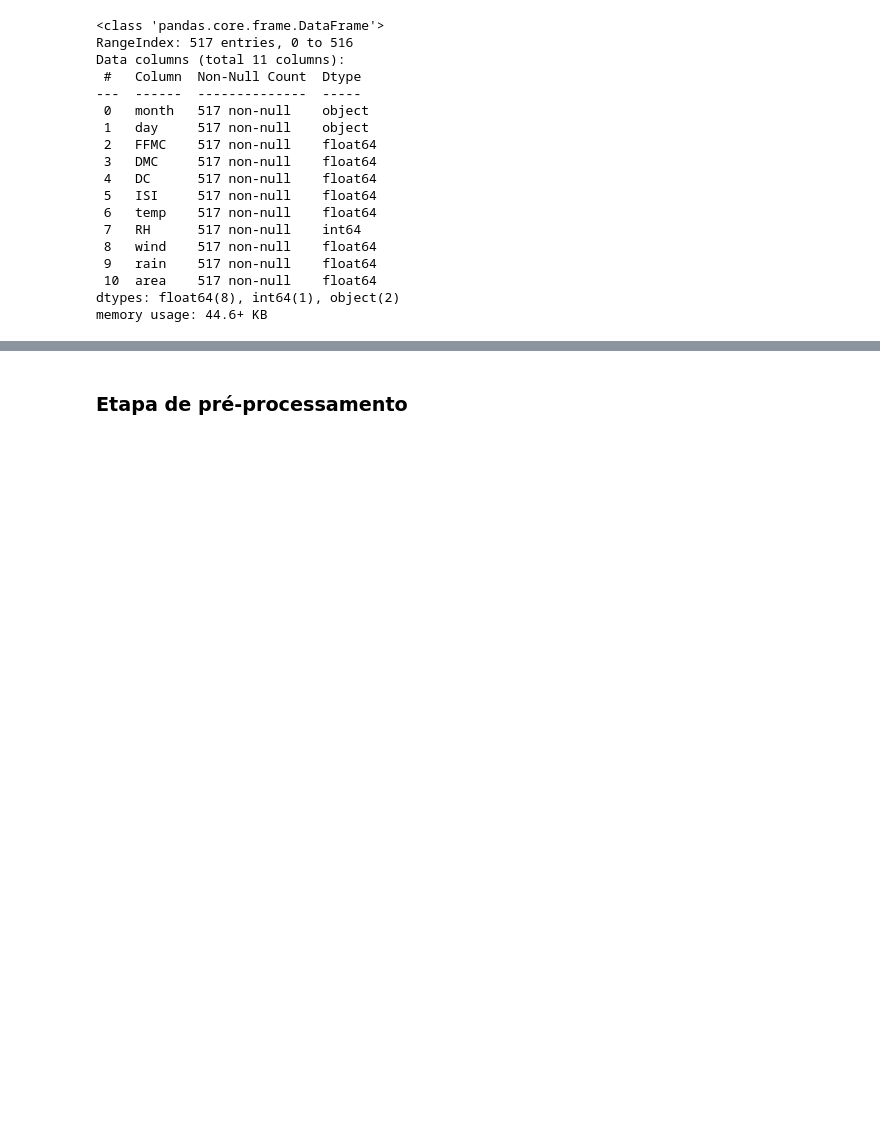
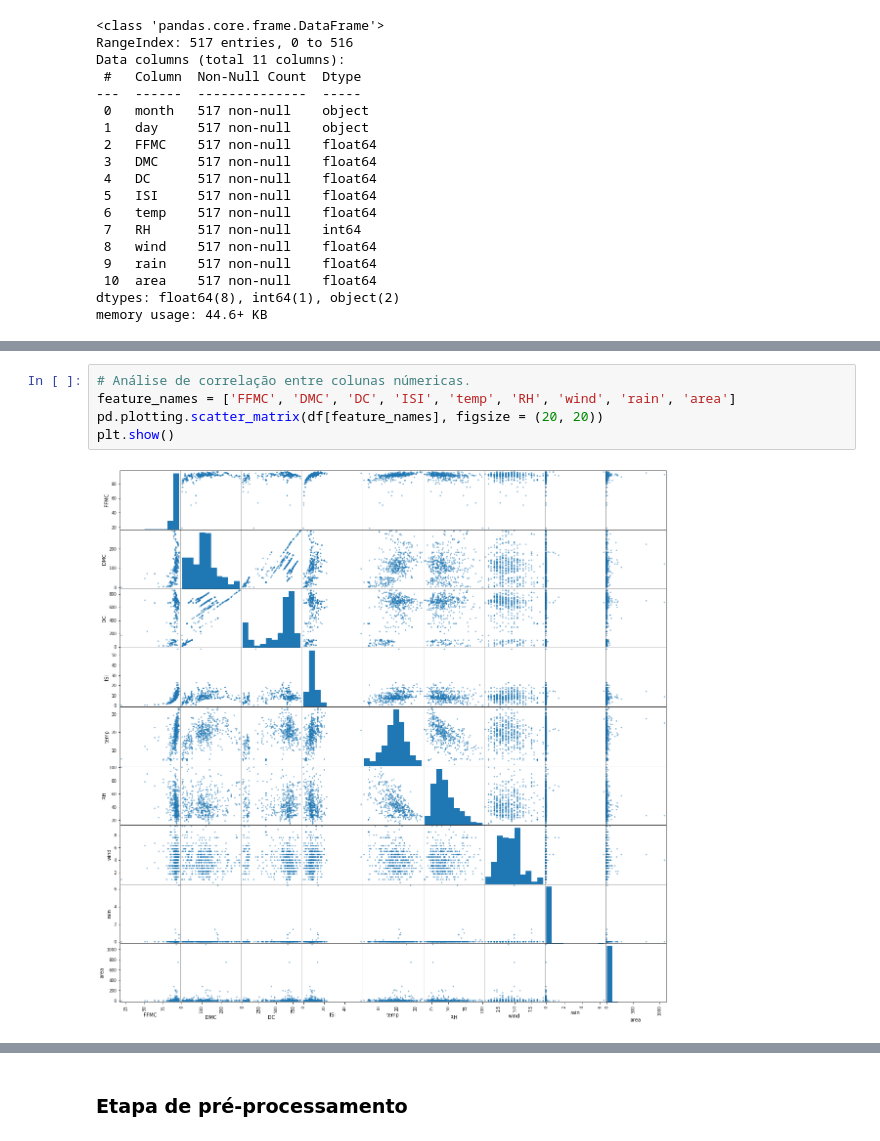
Before and after one commit to ArthurSudbrackIbarra/Trab-Final-SGBD, a Jupyter notebook: nosso-notebook.ipynb, the cells around one changed output, grey strips where cells are left out. Drawn from its saved outputs; the diff is of its cells as text; blank space fills up the shorter version.

Commit message:
Análise exploratória.

```diff
--- a/nosso-notebook.ipynb
+++ b/nosso-notebook.ipynb
@@ -63,0 +119,7 @@ memory usage: 44.6+ KB
+# %%
+# Análise de correlação entre colunas númericas.
+feature_names = ['FFMC', 'DMC', 'DC', 'ISI', 'temp', 'RH', 'wind', 'rain', 'area']
+pd.plotting.scatter_matrix(df[feature_names], figsize = (20, 20))
+plt.show()
+# %% [output]
+[figure, added]
```
Also changed, not shown: parts of 12 cells of this notebook.
